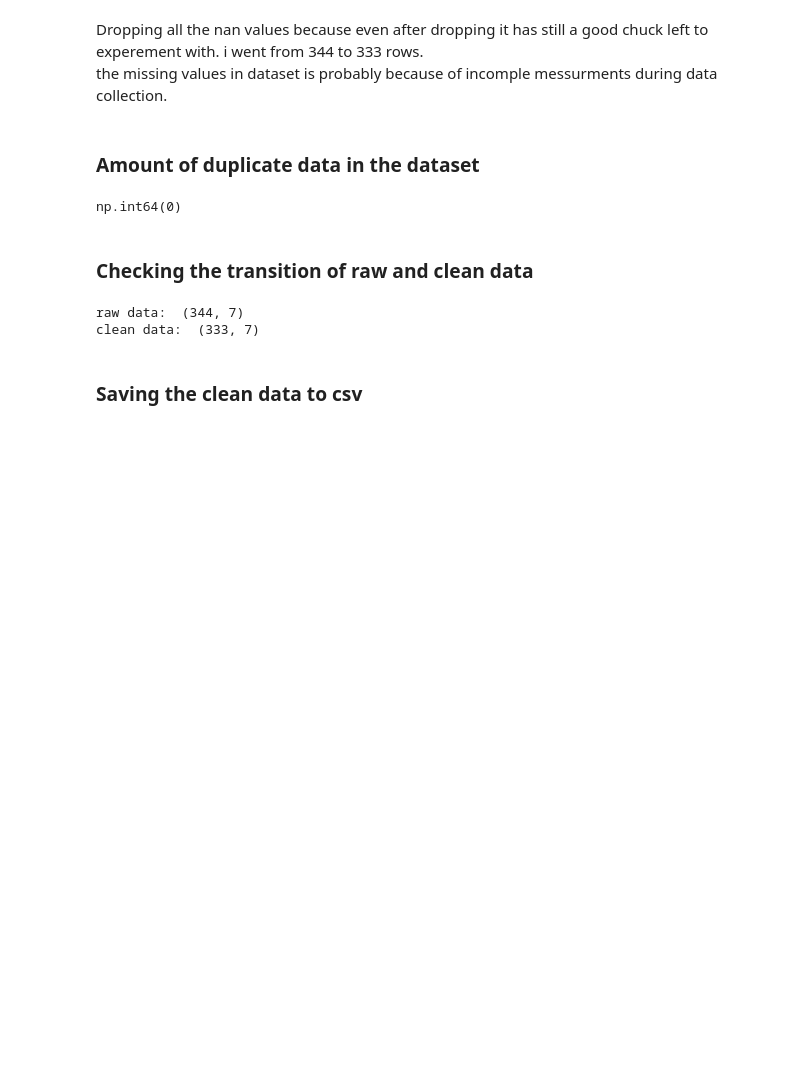
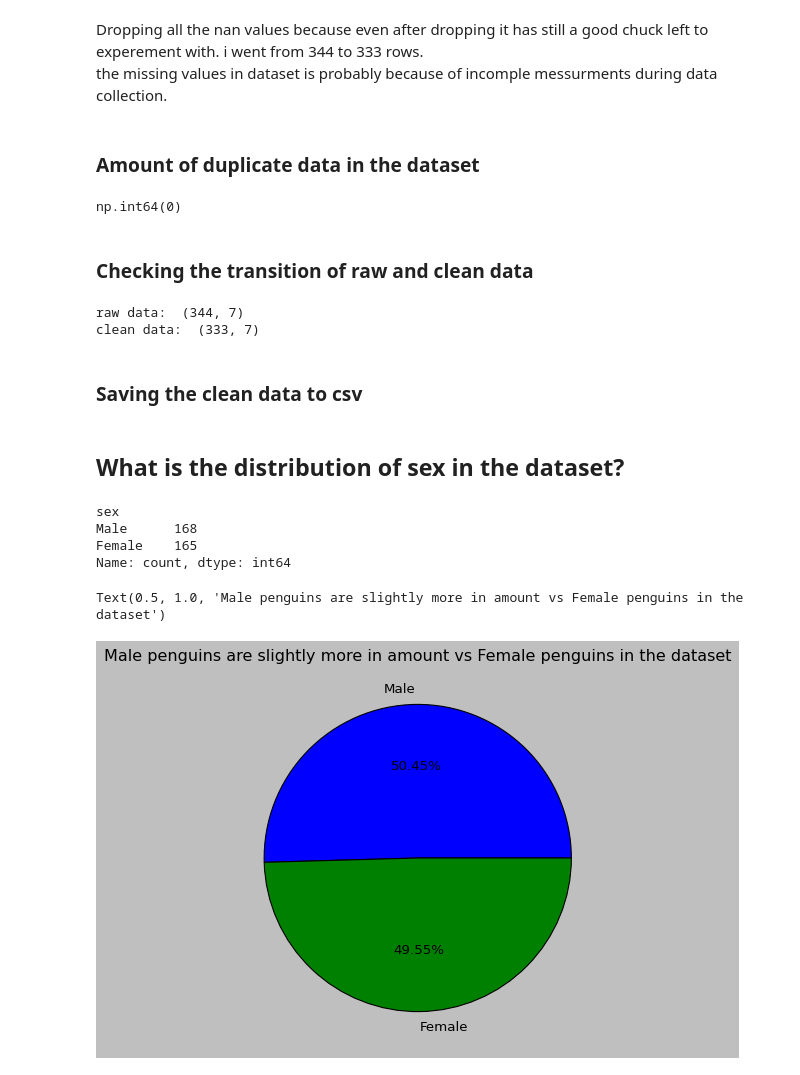
Before and after one commit to amirhamza247/kk1-amir-jafari, a Jupyter notebook: notebook.ipynb, the cells around one changed output. Cells and saved outputs as stored; diff of their text form; code cells hidden in the pictures; blank space fills up the shorter version.

Commit message:
add visualization for the distribution of gender among the penguins in the dataset

```diff
--- a/notebook.ipynb
+++ b/notebook.ipynb
@@ -104,3 +104,25 @@ clean data:  (333, 7)
 ### Saving the clean data to csv
 # %%
 df_clean.to_csv("data/processed/penguins_clean.csv", index=False)
+# %% [markdown]
+## What is the distribution of sex in the dataset?
+# %%
+sex_count = df_clean["sex"].value_counts()
+print(sex_count)
+
+fig, ax = plt.subplots()
+
+ax.pie(
+  sex_count,
+  labels=sex_count.index,
+  autopct="%1.2f%%"
+)
+
+ax.set_title("Male penguins are slightly more in amount vs Female penguins in the dataset")
+# %% [output]
+sex
+Male      168
+Female    165
+Name: count, dtype: int64
+Text(0.5, 1.0, 'Male penguins are slightly more in amount vs Female penguins in the dataset')
+[figure, added]
```
